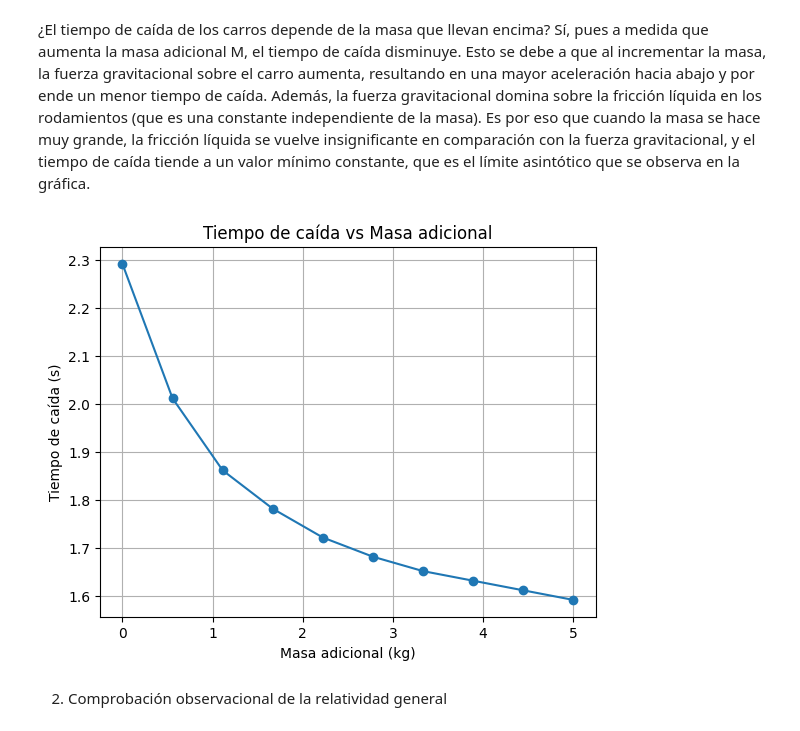
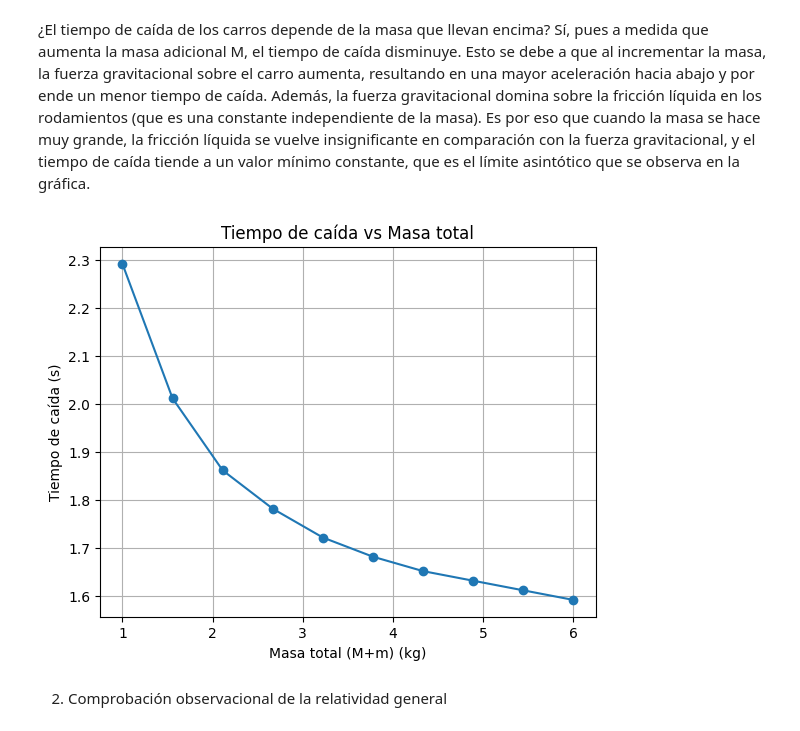
Before and after one commit to sarchilagomez1/MetodosComputacionales2-Fuentes-Archila, a Jupyter notebook: taller3_fuentesarchila.ipynb, the cells around one changed output. Cells and saved outputs as stored; diff of their text form; code cells hidden in the pictures.

```diff
--- a/taller3_fuentesarchila.ipynb
+++ b/taller3_fuentesarchila.ipynb
@@ -46,7 +46,7 @@ plt.show()
 ¿El tiempo de caída de los carros depende de la masa que llevan encima?
  Sí, pues a medida que aumenta la masa adicional M, el tiempo de caída disminuye. Esto se debe a que al incrementar la masa, la fuerza gravitacional sobre el carro aumenta, resultando en una mayor aceleración hacia abajo y por ende un menor tiempo de caída. Además, la fuerza gravitacional domina sobre la fricción líquida en los rodamientos (que es una constante independiente de la masa). Es por eso que cuando la masa se hace muy grande, la fricción líquida se vuelve insignificante en comparación con la fuerza gravitacional, y el tiempo de caída tiende a un valor mínimo constante, que es el límite asintótico que se observa en la gráfica.
 # %%
-#MARCO DE REFERENCIA RECTO (borrar?)
+#MARCO DE REFERENCIA RECTO EN X Y
 g = 9.81
 theta = np.radians(30)
 gamma = 0.7
@@ -57,37 +57,37 @@ H = 10.0  #altura
 #ecuación diferencial
 def sistemaX(t, y, m_total):
     x, v = y
     a = ((-gamma*v**2*np.cos(theta))/m_total) + ((m_total*g*np.cos(30)*np.sin(30))/m_total)
     return [v, a]
 
 def sistemaY(t, y, m_total):
     x, v = y
     a = -g + ((gamma*v**2*np.sin(theta))/m_total) + ((m_total*g*np.cos(30)*np.cos(30))/m_total)
     return [v, a]
 
 #solución de la ecuación
 tiempo_max = 5
 
 for M in Ms:
     solX = solve_ivp(sistemaX, t_span=[0, 10], y0=[0, 0], args=(m_carro + M,), max_step=0.01)
 
 tiempos = []
 for M in Ms:
     solY = solve_ivp(sistemaY, t_span=[0, 10], y0=[H, 0], args=(m_carro + M,), max_step=0.01)
     for i in range(len(sol.t)):
         if solY.y[0][i] <= 0:  #miro cuando la posición es mayor que H
             tiempo_caida = sol.t[i] #guardo ese tiempo (el de caida)
             break
     tiempos.append(tiempo_caida)
 
-plt.plot(Ms, tiempos, 'o-')
-plt.xlabel('Masa adicional (kg)')
+plt.plot(Ms+m_carro, tiempos, 'o-')
+plt.xlabel('Masa total (M+m) (kg)')
 plt.ylabel('Tiempo de caída (s)')
-plt.title('Tiempo de caída vs Masa adicional')
+plt.title('Tiempo de caída vs Masa total')
 plt.grid(True)
 plt.show()
 # %% [output]
-[figure, old version]
+[figure, new version]
 # %% [markdown]
 2. Comprobación observacional de la relatividad general
 # %% [markdown]
```
Also changed, not shown: parts of 4 cells of this notebook.
